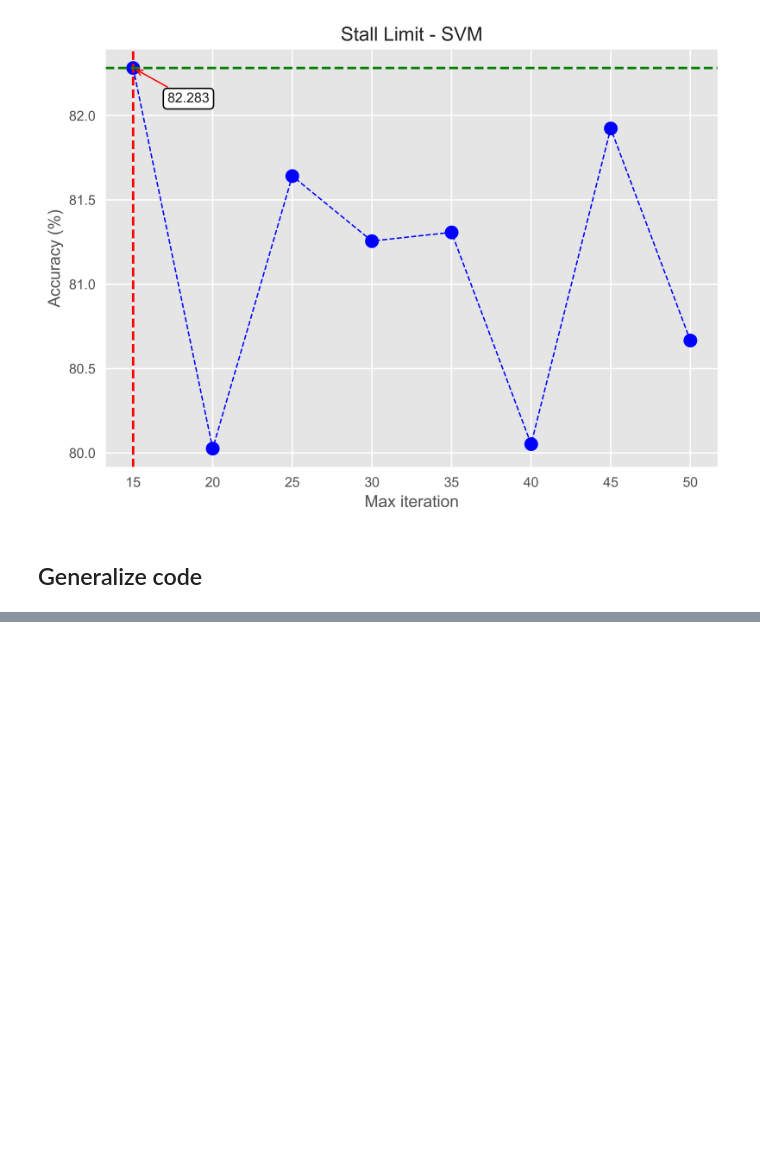
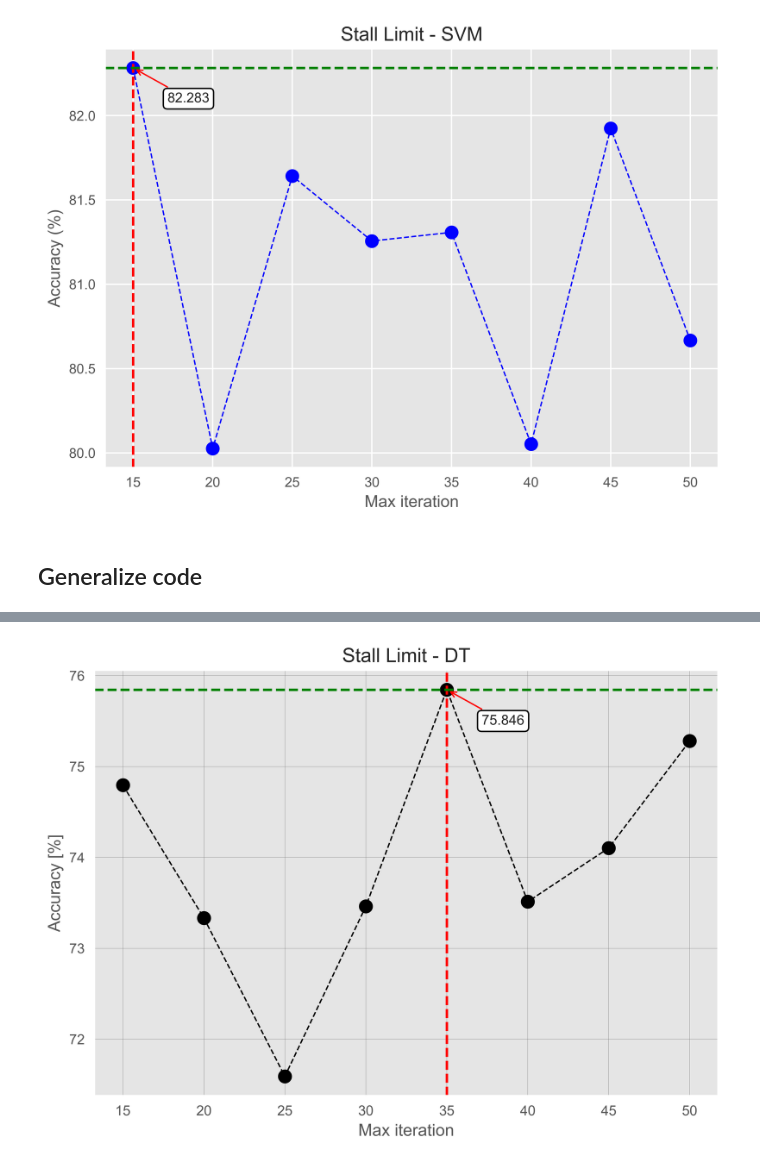
Before and after one commit to erirosv/Master-Thesis, a Jupyter notebook: modelling/sensitivity/plot_styles.ipynb, the cells around one changed output, grey strips where cells are left out. Saved outputs shown, nothing was run; the diff lists cells and outputs as text; code cells hidden in the pictures; blank space fills up the shorter version.

```diff
--- a/modelling/sensitivity/plot_styles.ipynb
+++ b/modelling/sensitivity/plot_styles.ipynb
@@ -213,0 +215,7 @@ plot_data(df_SVM_mean, data_list_numbers, title, xt, yt, 0, df_SVM_mean[0])
+# %%
+title = 'Stall Limit - DT'
+xt = 'Max iteration'
+yt = 'Accuracy [%]'
+plot_data(df_DT_mean, data_list_numbers, title, xt, yt, 4, df_DT_mean[4], 25, -25)
+# %% [output]
+[figure, added]
```
Also changed, not shown: parts of 5 cells of this notebook.
